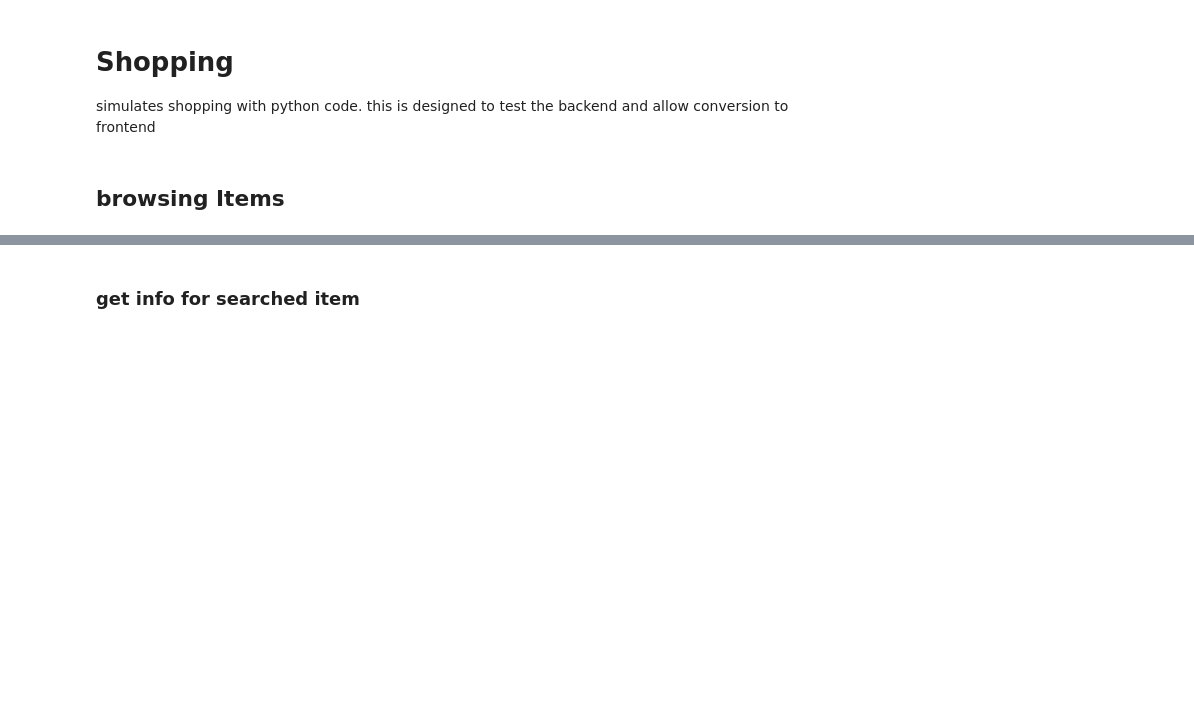
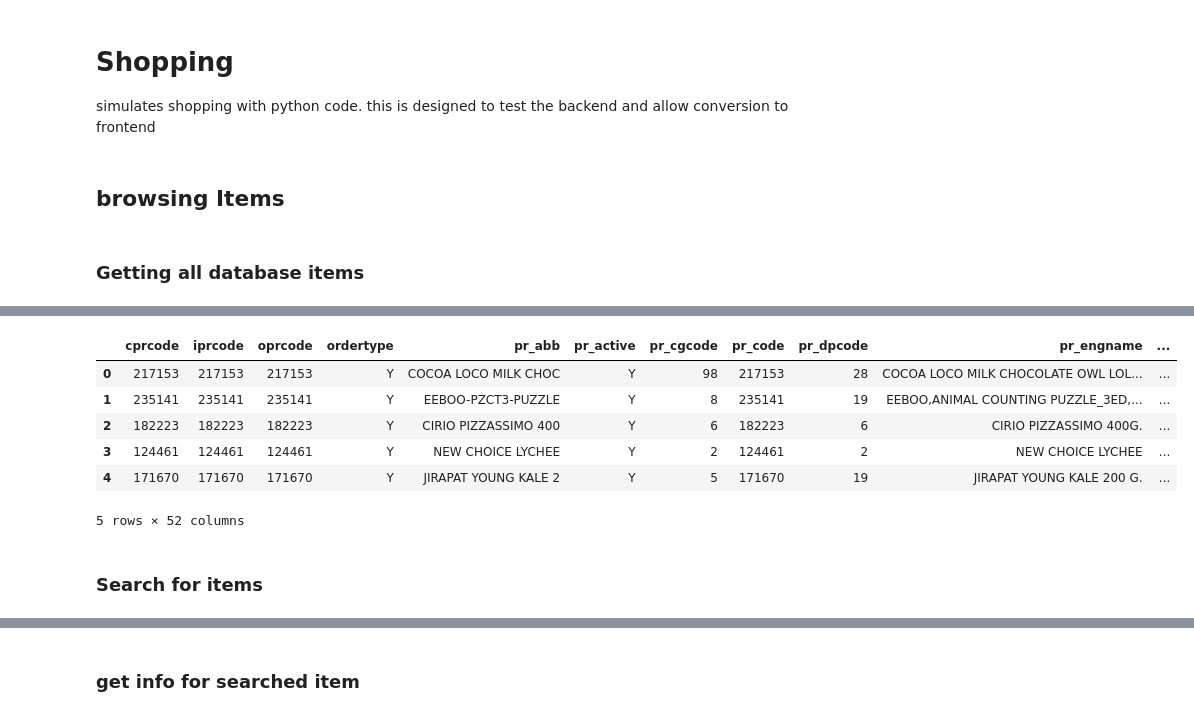
Before and after one commit to thanakijwanavit/ecommerceThinClient, a Jupyter notebook: shopping.ipynb, the cells around one changed output, grey strips where cells are left out. Saved outputs shown, nothing was run; the diff lists cells and outputs as text; code cells hidden in the pictures; blank space fills up the shorter version.

Commit message:
add get all items

```diff
--- a/shopping.ipynb
+++ b/shopping.ipynb
@@ -65,0 +68,2 @@ browser = Browser()
+# %% [markdown]
+### Getting all database items
@@ -65,0 +86,4 @@ browser = Browser()
+# %%
+%%time
+browser.getAllItems().head()
+# %% [output]
@@ -66,3 +92,12 @@ browser = Browser()
+|  | cprcode | iprcode | oprcode | ordertype | pr_abb | pr_active | pr_cgcode | pr_code | pr_dpcode | pr_engname | ... |
+| 0 | 217153 | 217153 | 217153 | Y | COCOA LOCO MILK CHOC | Y | 98 | 217153 | 28 | COCOA LOCO MILK CHOCOLATE OWL LOL... | ... |
+| 1 | 235141 | 235141 | 235141 | Y | EEBOO-PZCT3-PUZZLE | Y | 8 | 235141 | 19 | EEBOO,ANIMAL COUNTING PUZZLE_3ED,... | ... |
+| 2 | 182223 | 182223 | 182223 | Y | CIRIO PIZZASSIMO 400 | Y | 6 | 182223 | 6 | CIRIO PIZZASSIMO 400G. | ... |
+| 3 | 124461 | 124461 | 124461 | Y | NEW CHOICE LYCHEE | Y | 2 | 124461 | 2 | NEW CHOICE LYCHEE | ... |
+| 4 | 171670 | 171670 | 171670 | Y | JIRAPAT YOUNG KALE 2 | Y | 5 | 171670 | 19 | JIRAPAT YOUNG KALE 200 G. | ... |
+5 rows × 52 columns
+# %% [markdown]
+### Search for items
 # %%
 @add_method(Browser)
 def search(self, searchQuery:str)-> List[str]:
```
Also changed, not shown: parts of 15 cells of this notebook.
